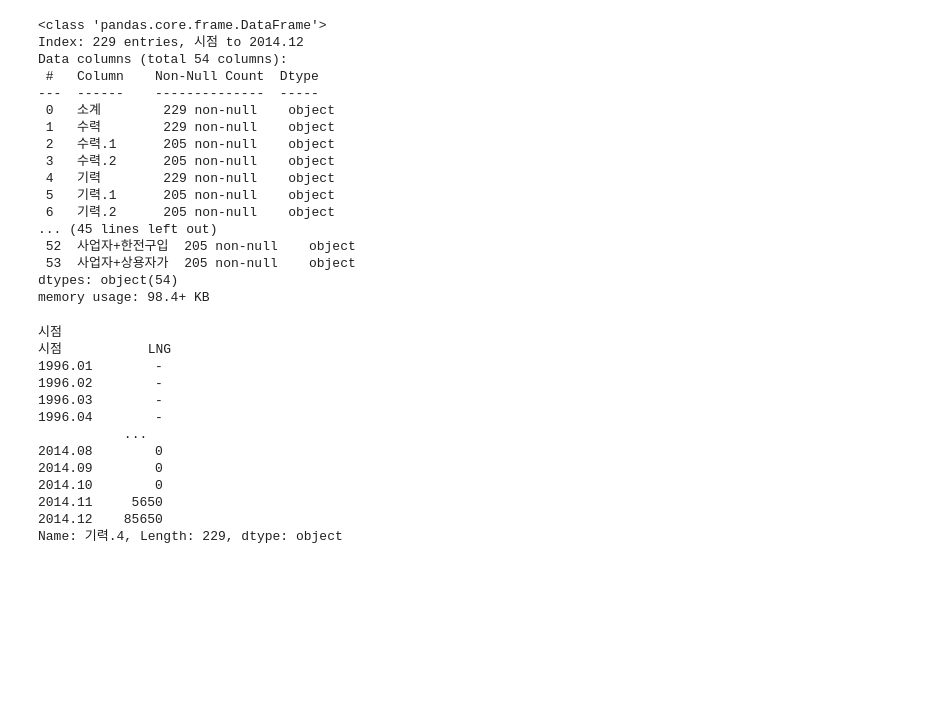
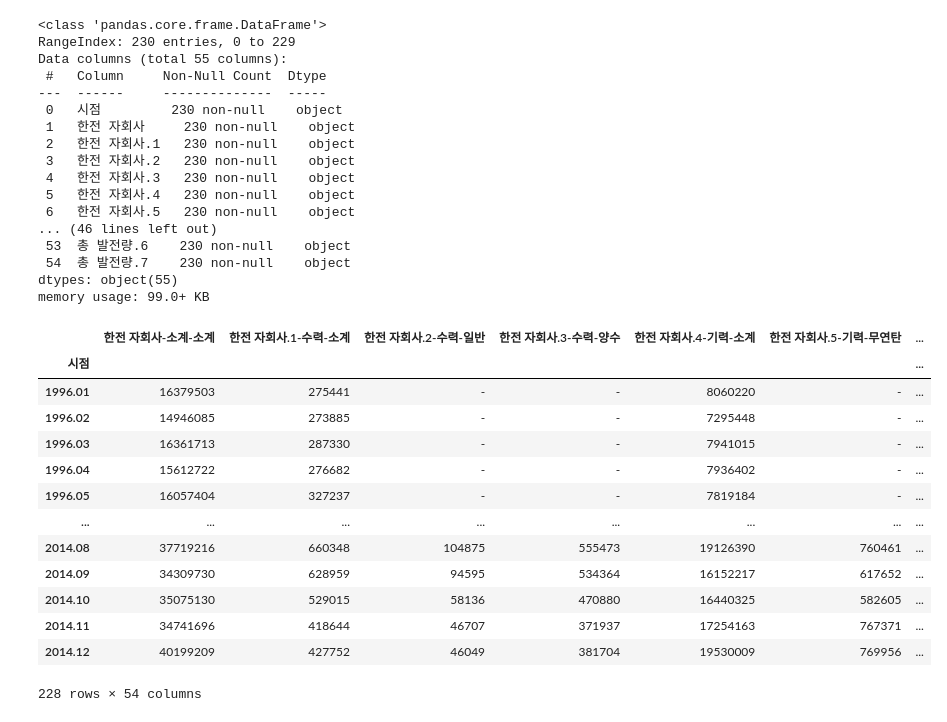
Before and after one commit to minsoo-s/03_Self_Study, a Jupyter notebook: PRE.ipynb, the cells around one changed output. Drawn from its saved outputs; the diff is of its cells as text; code cells hidden in the pictures; blank space fills up the shorter version.

```diff
--- a/PRE.ipynb
+++ b/PRE.ipynb
@@ -75,36 +183,43 @@ data1996_2014.tail(60)
+# %%
+data1996_2014 = pd.read_csv('../data/발전전력량_추이_1996_2014.csv', encoding='euc-kr')
+data2015_2020 = pd.read_csv('../data/발전전력량_추이_2015_2020.csv', encoding='euc-kr')
 # %%
 data1996_2014.info()
 # %% [output]
 <class 'pandas.core.frame.DataFrame'>
-Index: 229 entries, 시점 to 2014.12
-Data columns (total 54 columns):
- #   Column    Non-Null Count  Dtype
----  ------    --------------  -----
- 0   소계        229 non-null    object
- 1   수력        229 non-null    object
- 2   수력.1      205 non-null    object
- 3   수력.2      205 non-null    object
- 4   기력        229 non-null    object
- 5   기력.1      205 non-null    object
- 6   기력.2      205 non-null    object
-... (45 lines left out)
- 52  사업자+한전구입  205 non-null    object
- 53  사업자+상용자가  205 non-null    object
-dtypes: object(54)
-memory usage: 98.4+ KB
+RangeIndex: 230 entries, 0 to 229
+Data columns (total 55 columns):
+ #   Column     Non-Null Count  Dtype
+---  ------     --------------  -----
+ 0   시점         230 non-null    object
+ 1   한전 자회사     230 non-null    object
+ 2   한전 자회사.1   230 non-null    object
+ 3   한전 자회사.2   230 non-null    object
+ 4   한전 자회사.3   230 non-null    object
+ 5   한전 자회사.4   230 non-null    object
+ 6   한전 자회사.5   230 non-null    object
+... (46 lines left out)
+ 53  총 발전량.6    230 non-null    object
+ 54  총 발전량.7    230 non-null    object
+dtypes: object(55)
+memory usage: 99.0+ KB
-# %%
-print(data1996_2014['기력.4'])
-# %% [output]
-시점
-시점           LNG
-1996.01        -
-1996.02        -
-1996.03        -
-1996.04        -
-           ...
-2014.08        0
-2014.09        0
-2014.10        0
-2014.11     5650
-2014.12    85650
-Name: 기력.4, Length: 229, dtype: object
+# %%
+data1996_2014 = data1996_2014.set_index('시점')
+data1996_2014.columns = data1996_2014.columns + '-' + data1996_2014.iloc[0,:] + '-' + data1996_2014.iloc[1,:]
+data1996_2014 = data1996_2014.drop('시점',axis=0)
+data1996_2014
+# %% [output]
+|  | 한전 자회사-소계-소계 | 한전 자회사.1-수력-소계 | 한전 자회사.2-수력-일반 | 한전 자회사.3-수력-양수 | 한전 자회사.4-기력-소계 | 한전 자회사.5-기력-무연탄 | ... |
+| 시점 |  |  |  |  |  |  | ... |
+| 1996.01 | 16379503 | 275441 | - | - | 8060220 | - | ... |
+| 1996.02 | 14946085 | 273885 | - | - | 7295448 | - | ... |
+| 1996.03 | 16361713 | 287330 | - | - | 7941015 | - | ... |
+| 1996.04 | 15612722 | 276682 | - | - | 7936402 | - | ... |
+| 1996.05 | 16057404 | 327237 | - | - | 7819184 | - | ... |
+| ... | ... | ... | ... | ... | ... | ... | ... |
+| 2014.08 | 37719216 | 660348 | 104875 | 555473 | 19126390 | 760461 | ... |
+| 2014.09 | 34309730 | 628959 | 94595 | 534364 | 16152217 | 617652 | ... |
+| 2014.10 | 35075130 | 529015 | 58136 | 470880 | 16440325 | 582605 | ... |
+| 2014.11 | 34741696 | 418644 | 46707 | 371937 | 17254163 | 767371 | ... |
+| 2014.12 | 40199209 | 427752 | 46049 | 381704 | 19530009 | 769956 | ... |
+228 rows × 54 columns
```
Also changed, not shown: parts of 35 cells of this notebook.
